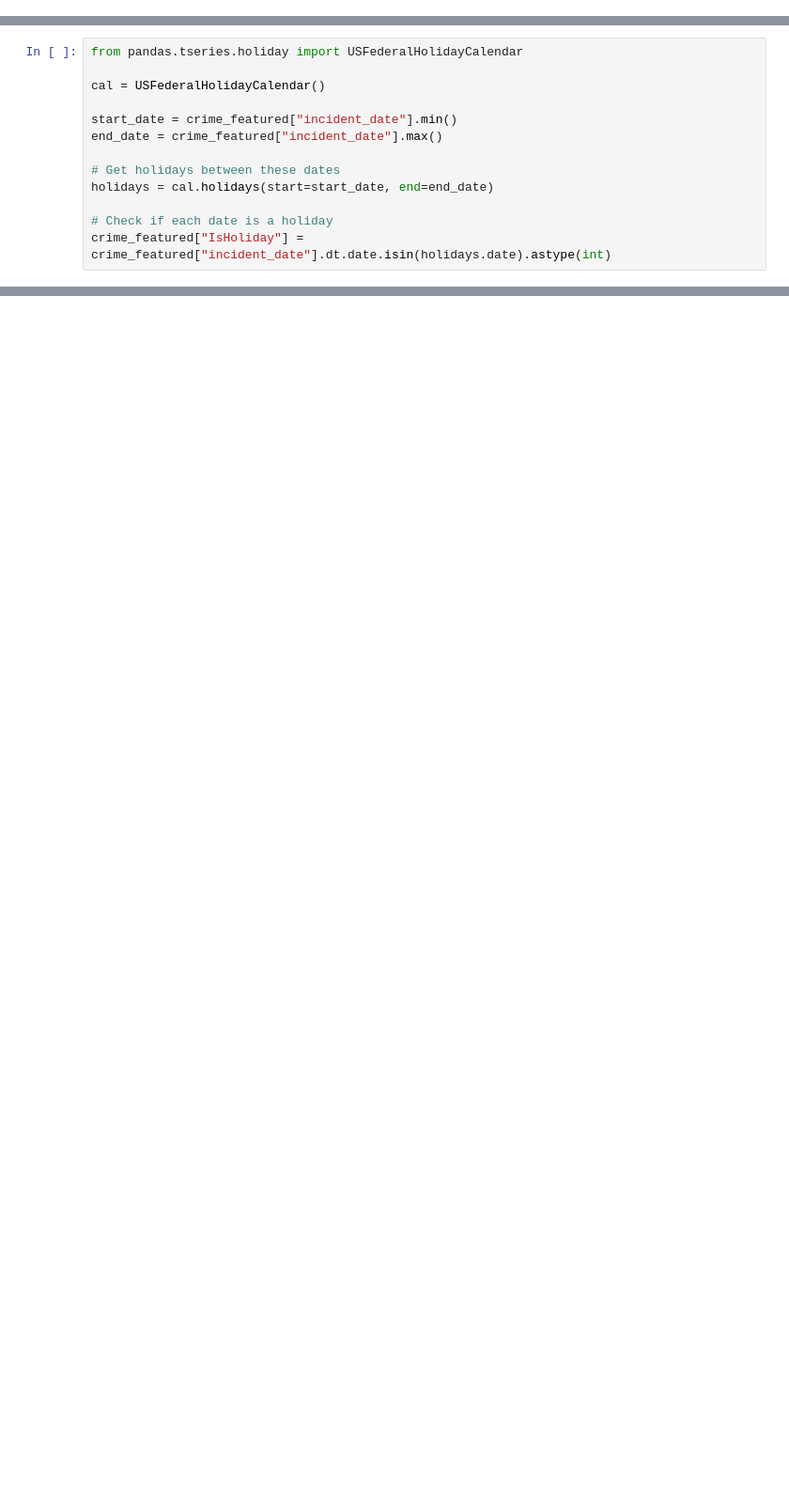
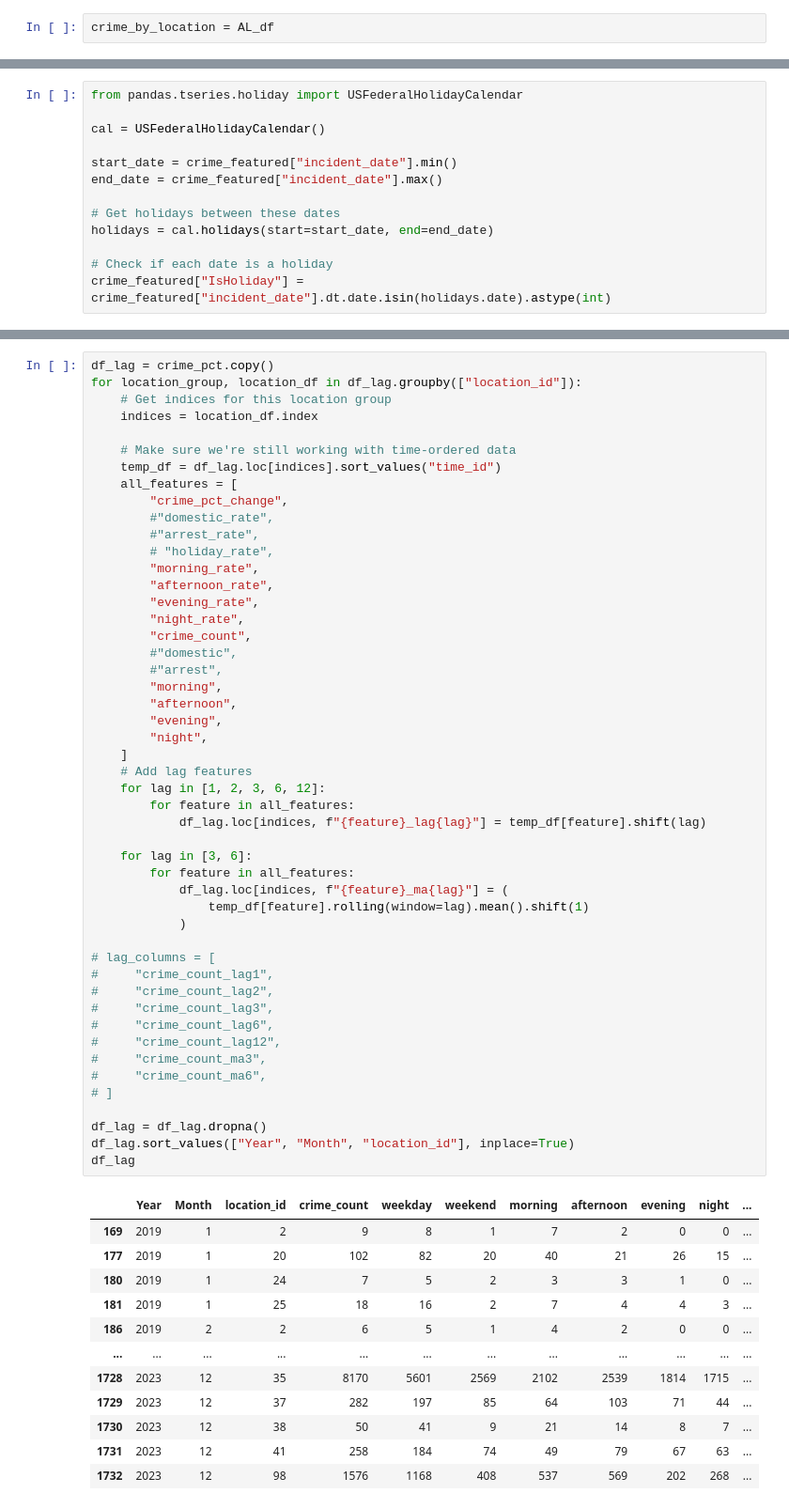
Before and after one commit to Lemonziz/IT5006Project, a Jupyter notebook: FBI_datapreprocessing.ipynb, the cells around one changed output, grey strips where cells are left out. Shown at 94% size. Cells and saved outputs as stored; diff of their text form; blank space fills up the shorter version.

```diff
--- a/FBI_datapreprocessing.ipynb
+++ b/FBI_datapreprocessing.ipynb
@@ -10 +54,3 @@ predict_year = int(re.search(r'\d+', output_prefix).group())
+# %%
+crime_by_location = AL_df
 # %%
@@ -227,0 +248,62 @@ dtype: int64
+# %%
+df_lag = crime_pct.copy()
+for location_group, location_df in df_lag.groupby(["location_id"]):
+    # Get indices for this location group
+    indices = location_df.index
+
+    # Make sure we're still working with time-ordered data
+    temp_df = df_lag.loc[indices].sort_values("time_id")
+    all_features = [
+        "crime_pct_change",
+        #"domestic_rate",
+        #"arrest_rate",
+        # "holiday_rate",
+        "morning_rate",
+        "afternoon_rate",
+        "evening_rate",
+        "night_rate",
+        "crime_count",
+        #"domestic",
+        #"arrest",
+        "morning",
+        "afternoon",
+        "evening",
+        "night",
+    ]
+    # Add lag features
+    for lag in [1, 2, 3, 6, 12]:
+        for feature in all_features:
+            df_lag.loc[indices, f"{feature}_lag{lag}"] = temp_df[feature].shift(lag)
+
+    for lag in [3, 6]:
+        for feature in all_features:
+            df_lag.loc[indices, f"{feature}_ma{lag}"] = (
+                temp_df[feature].rolling(window=lag).mean().shift(1)
+            )
+
+# lag_columns = [
+#     "crime_count_lag1",
+#     "crime_count_lag2",
+#     "crime_count_lag3",
+#     "crime_count_lag6",
+#     "crime_count_lag12",
+#     "crime_count_ma3",
+#     "crime_count_ma6",
+# ]
+
+df_lag = df_lag.dropna()
+df_lag.sort_values(["Year", "Month", "location_id"], inplace=True)
+df_lag
+# %% [output]
+|  | Year | Month | location_id | crime_count | weekday | weekend | morning | afternoon | evening | night | ... |
+| 169 | 2019 | 1 | 2 | 9 | 8 | 1 | 7 | 2 | 0 | 0 | ... |
+| 177 | 2019 | 1 | 20 | 102 | 82 | 20 | 40 | 21 | 26 | 15 | ... |
+| 180 | 2019 | 1 | 24 | 7 | 5 | 2 | 3 | 3 | 1 | 0 | ... |
+| 181 | 2019 | 1 | 25 | 18 | 16 | 2 | 7 | 4 | 4 | 3 | ... |
+| 186 | 2019 | 2 | 2 | 6 | 5 | 1 | 4 | 2 | 0 | 0 | ... |
+| ... | ... | ... | ... | ... | ... | ... | ... | ... | ... | ... | ... |
+| 1728 | 2023 | 12 | 35 | 8170 | 5601 | 2569 | 2102 | 2539 | 1814 | 1715 | ... |
+| 1729 | 2023 | 12 | 37 | 282 | 197 | 85 | 64 | 103 | 71 | 44 | ... |
+| 1730 | 2023 | 12 | 38 | 50 | 41 | 9 | 21 | 14 | 8 | 7 | ... |
+| 1731 | 2023 | 12 | 41 | 258 | 184 | 74 | 49 | 79 | 67 | 63 | ... |
+| 1732 | 2023 | 12 | 98 | 1576 | 1168 | 408 | 537 | 569 | 202 | 268 | ... |
```
Also changed, not shown: parts of 25 cells of this notebook.
